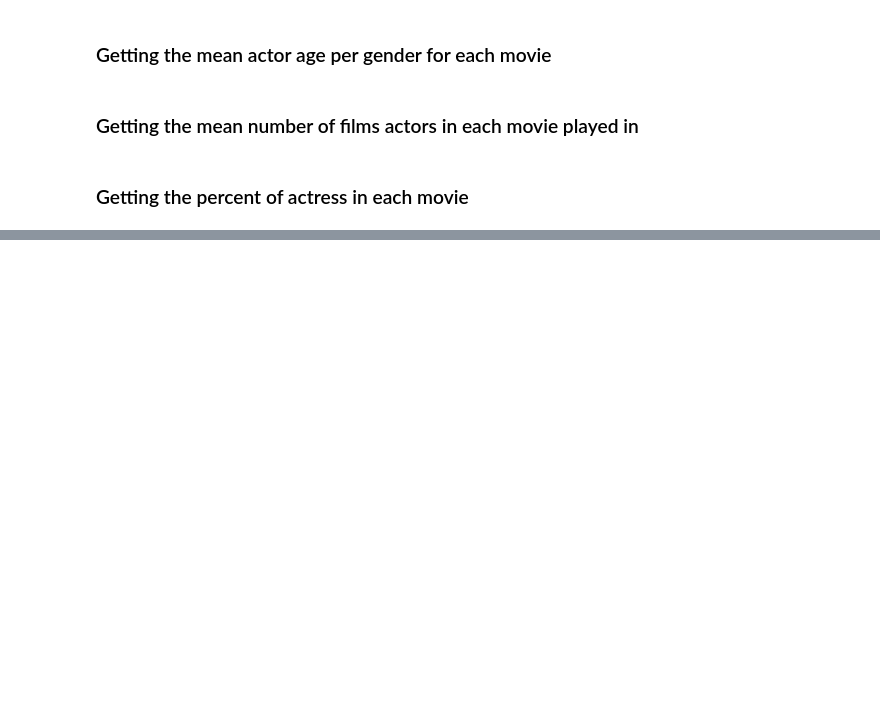
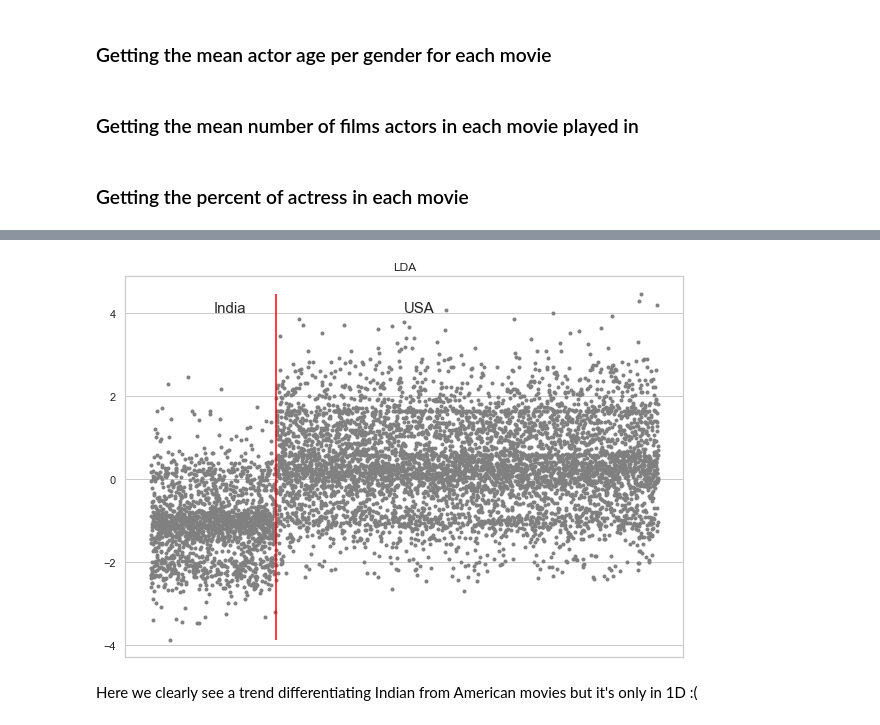
Before and after one commit to epfl-ada/ada-2022-project-badaboom, a Jupyter notebook: P2.ipynb, the cells around one changed output, grey strips where cells are left out. Drawn from its saved outputs; the diff is of its cells as text; code cells hidden in the pictures; blank space fills up the shorter version.

```diff
--- a/P2.ipynb
+++ b/P2.ipynb
@@ -1029,0 +1568,13 @@ metrics.get_scorer_names()
+# %%
+plt.figure(figsize=(10,7))
+plt.plot(range(len(features_red_lda)), features_red_lda[:,0], 'o', markersize=3, c='grey')
+plt.vlines(x = len(features_indian_train), ymin = min(features_red_lda[:,0]), ymax = max(features_red_lda[:,0]), color = 'red')
+plt.text(len(features_indian_train)/2, max(features_red_lda[:,0])*0.9, 'India', fontsize=15)
+plt.text(len(features_indian_train) + (len(features_american_train) - len(features_indian_train))/2, max(features_red_lda[:,0])*0.9, 'USA', fontsize=15)
+plt.xticks([])
+plt.title('LDA')
+plt.show()
+# %% [output]
+[figure, added]
+# %% [markdown]
+Here we clearly see a trend differentiating Indian from American movies but it's only in 1D :(
```
Also changed, not shown: parts of 100 cells of this notebook.
